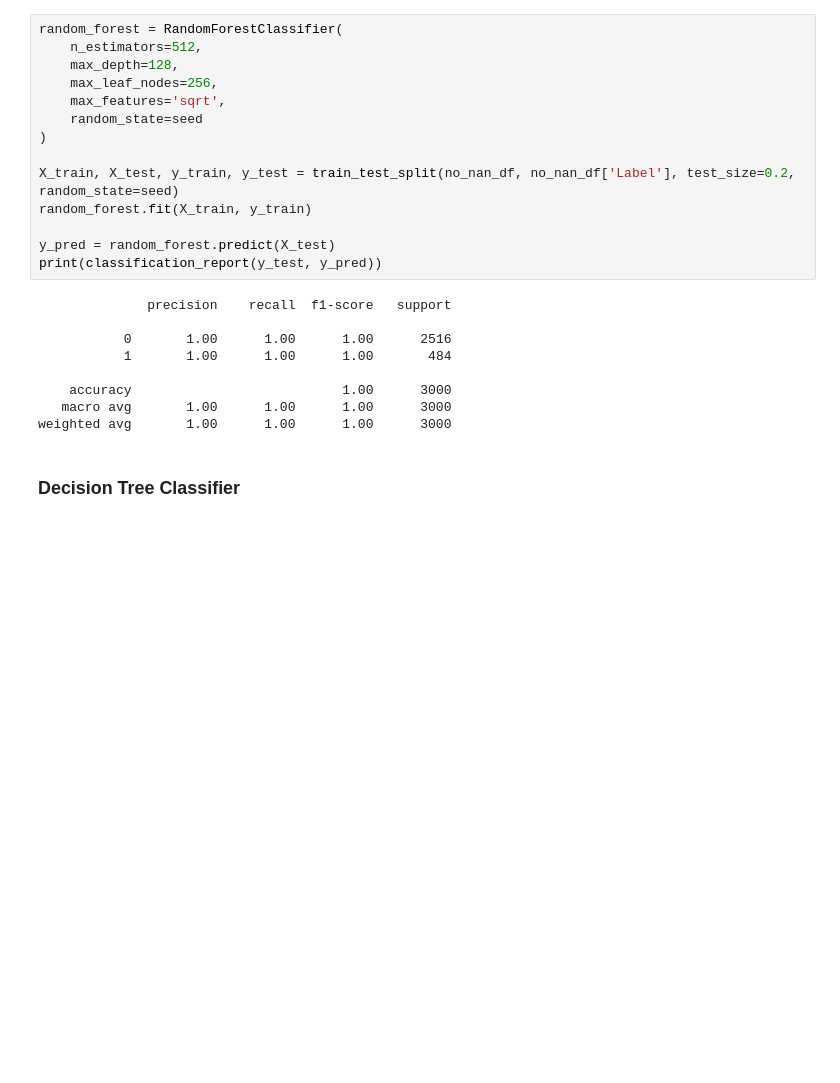
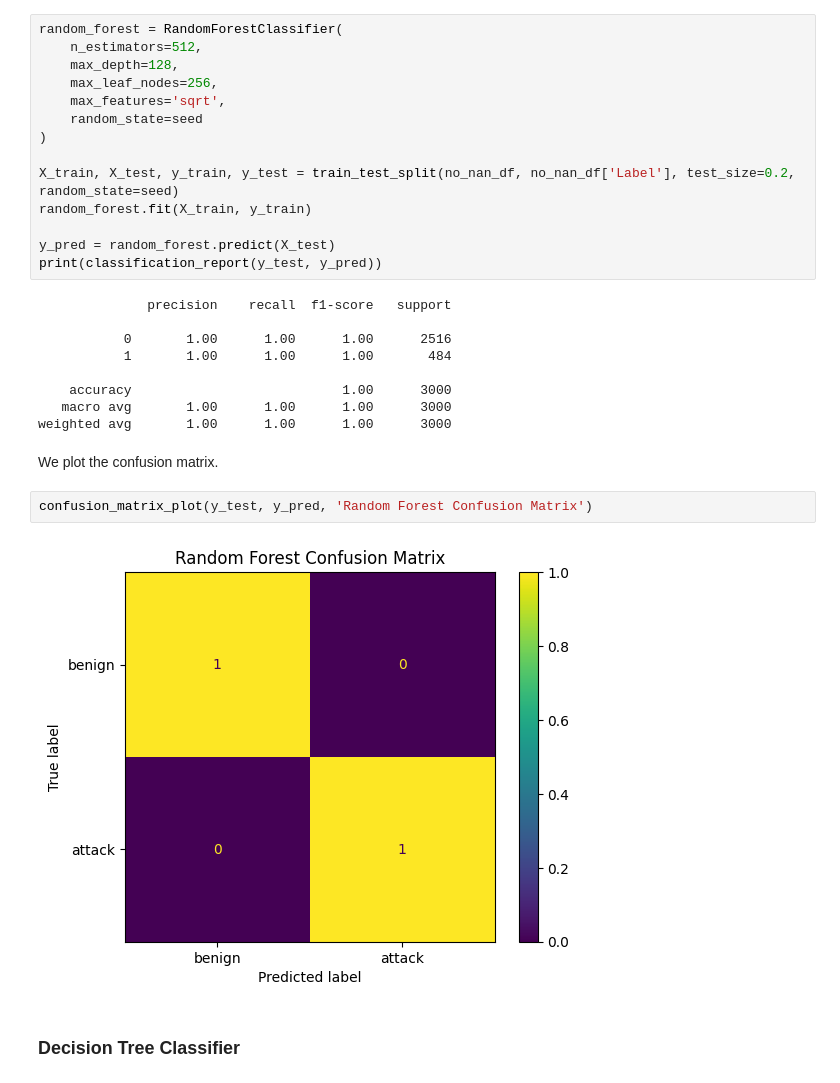
Before and after one commit to Bast-94/CYBERML-Project, a Jupyter notebook: cyber-ml.ipynb, the cells around one changed output. Saved outputs shown, nothing was run; the diff lists cells and outputs as text; blank space fills up the shorter version.

```diff
--- a/cyber-ml.ipynb
+++ b/cyber-ml.ipynb
@@ -179,6 +176,12 @@ print(classification_report(y_test, y_pred))
     accuracy                           1.00      3000
    macro avg       1.00      1.00      1.00      3000
 weighted avg       1.00      1.00      1.00      3000
+# %% [markdown]
+We plot the confusion matrix.
+# %%
+confusion_matrix_plot(y_test, y_pred, 'Random Forest Confusion Matrix')
+# %% [output]
+[figure, added]
 # %% [markdown]
 ### Decision Tree Classifier
 # %%
```
Also changed, not shown: parts of 3 cells of this notebook.
